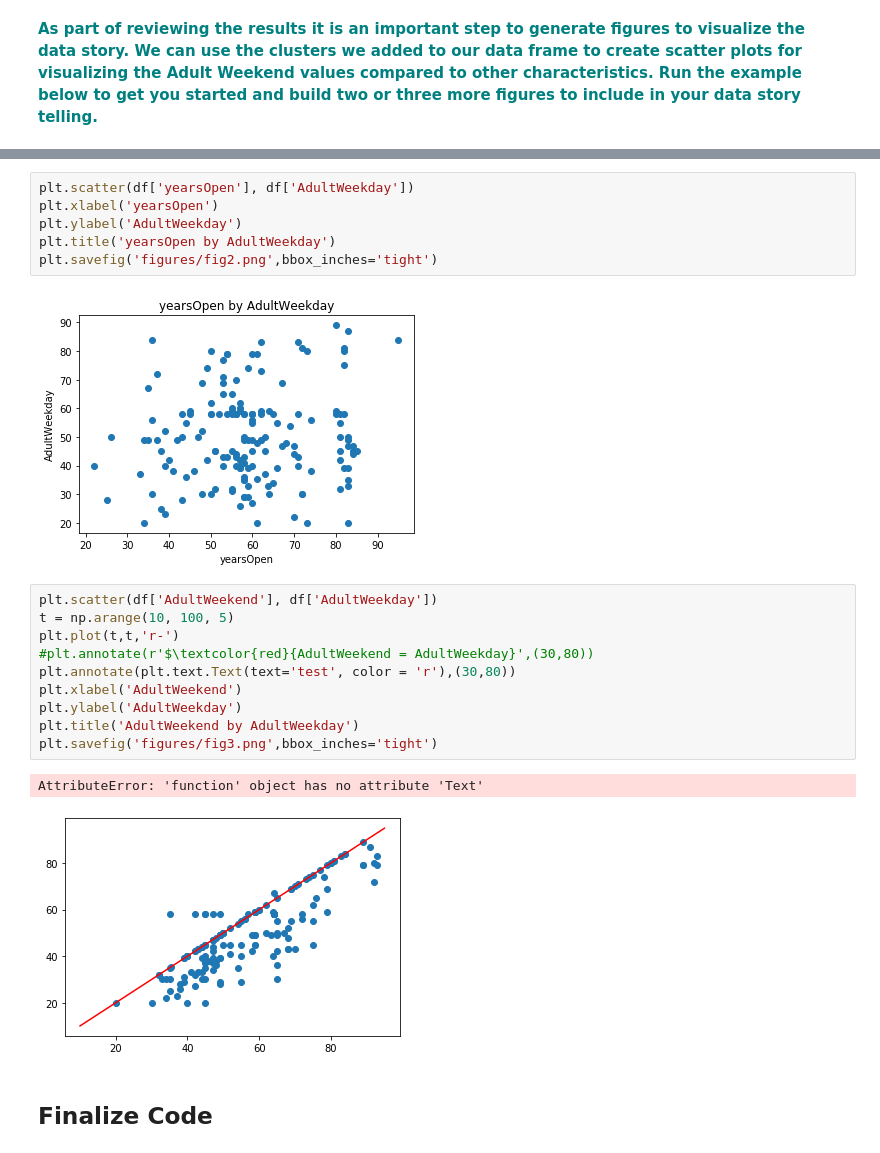
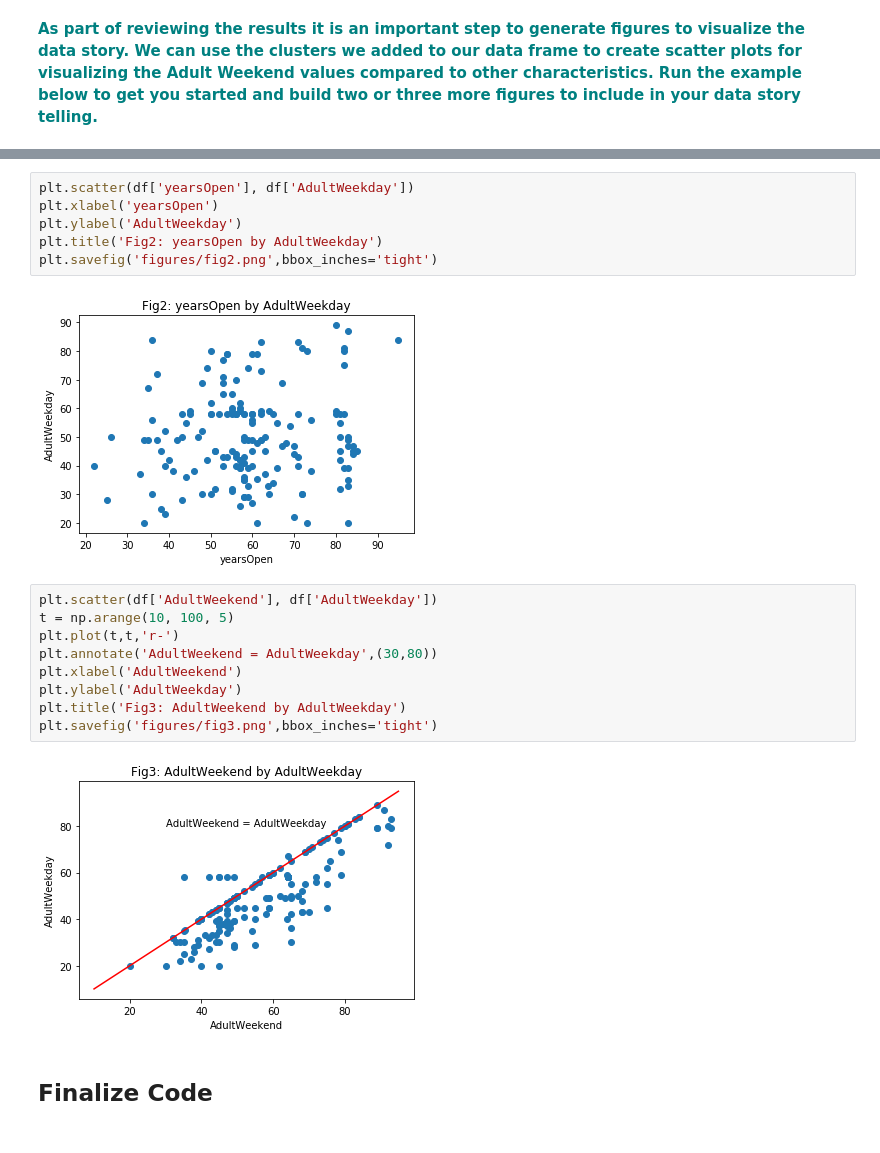
Before and after one commit to joew1234/GuidedCapstone, a Jupyter notebook: Step6/GuidedCapstoneStep6HL.ipynb, the cells around one changed output, grey strips where cells are left out. Saved outputs shown, nothing was run; the diff lists cells and outputs as text.

Commit message:
fixed titles on some plots

```diff
--- a/Step6/GuidedCapstoneStep6HL.ipynb
+++ b/Step6/GuidedCapstoneStep6HL.ipynb
@@ -146,23 +146,21 @@ plt.savefig('figures/fig1.png',bbox_inches='tight')
 plt.scatter(df['yearsOpen'], df['AdultWeekday'])
 plt.xlabel('yearsOpen')
 plt.ylabel('AdultWeekday')
-plt.title('yearsOpen by AdultWeekday')
+plt.title('Fig2: yearsOpen by AdultWeekday')
 plt.savefig('figures/fig2.png',bbox_inches='tight')
 # %% [output]
-[figure, old version]
+[figure, new version]
 # %%
 plt.scatter(df['AdultWeekend'], df['AdultWeekday'])
 t = np.arange(10, 100, 5)
 plt.plot(t,t,'r-')
-#plt.annotate(r'$\textcolor{red}{AdultWeekend = AdultWeekday}',(30,80))
-plt.annotate(plt.text.Text(text='test', color = 'r'),(30,80))
+plt.annotate('AdultWeekend = AdultWeekday',(30,80))
 plt.xlabel('AdultWeekend')
 plt.ylabel('AdultWeekday')
-plt.title('AdultWeekend by AdultWeekday')
+plt.title('Fig3: AdultWeekend by AdultWeekday')
 plt.savefig('figures/fig3.png',bbox_inches='tight')
 # %% [output]
-AttributeError: 'function' object has no attribute 'Text'
-[figure, old version]
+[figure, new version]
 # %% [markdown]
 ## Finalize Code
 # %% [markdown]
```
Also changed, not shown: parts of 2 cells of this notebook, 5 other files.
